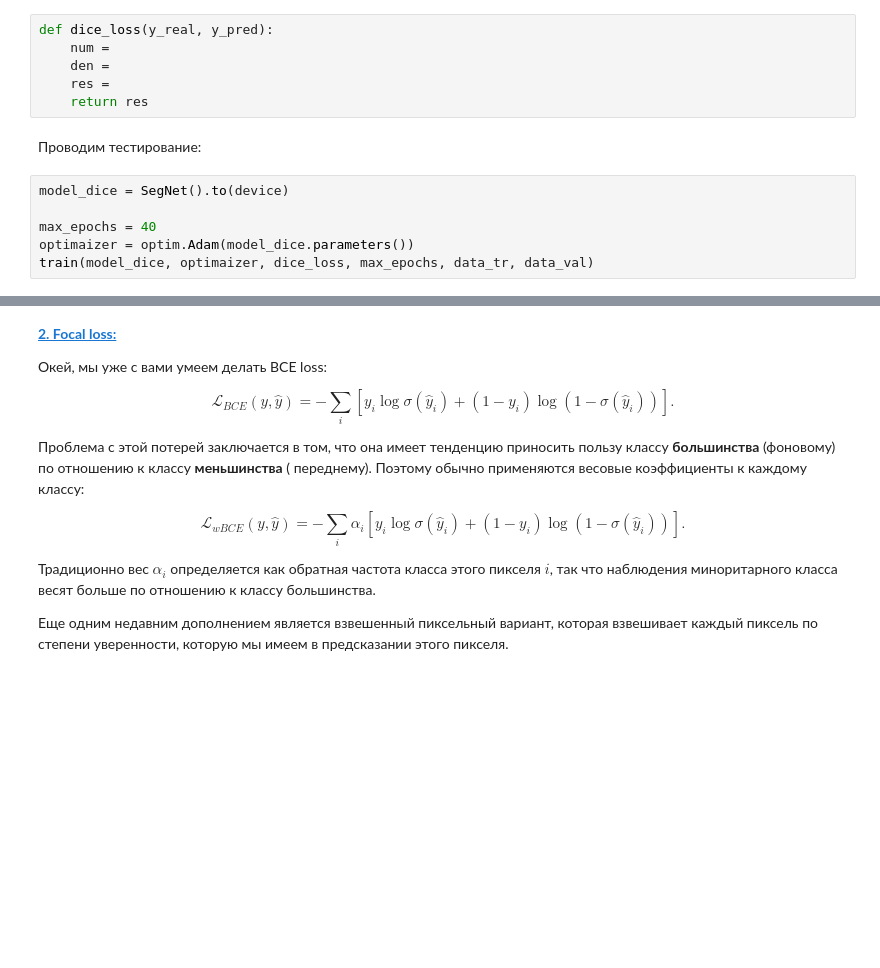
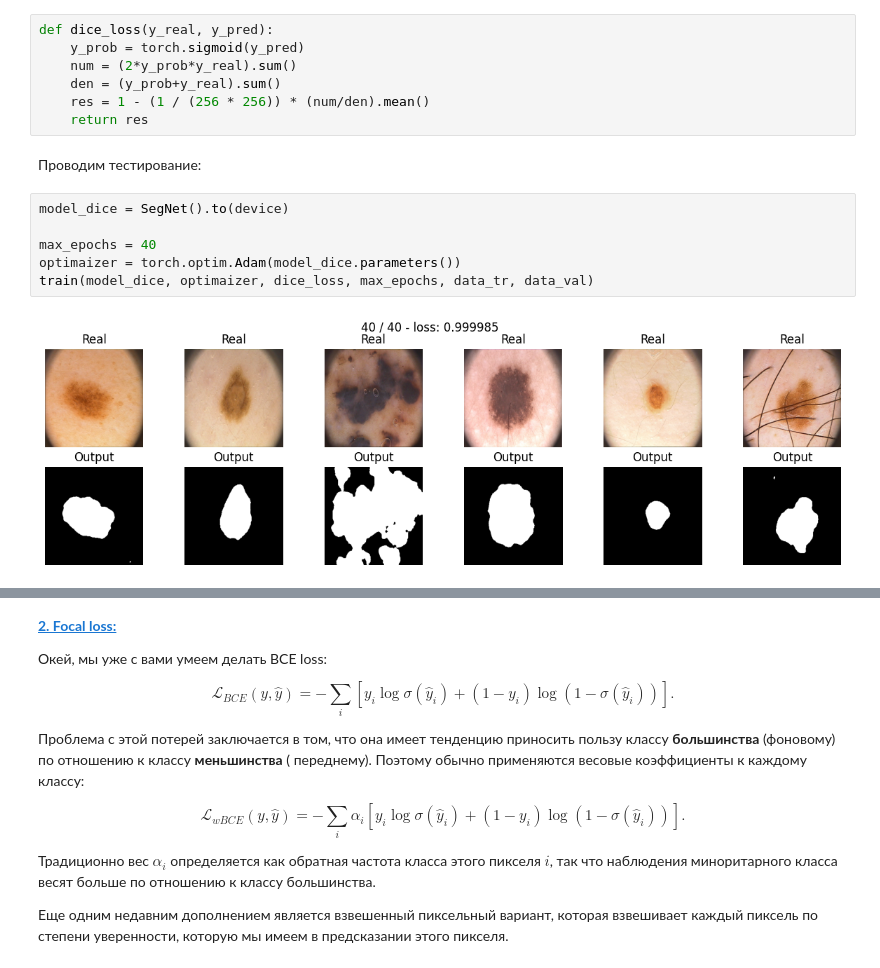
Before and after one commit to Nikc-mk/Deep_Learning_1, a Jupyter notebook: notebooks/[hw]semantic_segmentation.ipynb, the cells around one changed output, grey strips where cells are left out. Saved outputs shown, nothing was run; the diff lists cells and outputs as text; blank space fills up the shorter version.

Commit message:
сделать модель SegNet и проверить ее с функциями потерь bce_loss, dice_loss, focal_loss

```diff
--- a/notebooks/[hw]semantic_segmentation.ipynb
+++ b/notebooks/[hw]semantic_segmentation.ipynb
@@ -373,19 +398,22 @@ $$D(X,Y)=\frac{2|X\cap Y|}{|X|+|Y|}$$
 $$\mathcal L_D(X,Y) = 1-\frac{1}{256 \times 256} \times \frac{\sum_i2X_iY_i}{\sum_iX_i+Y_i}.$$
 
 Не забудьте подумать о численной нестабильности, возникающей в математической формуле.
-# %%
-def dice_loss(y_real, y_pred):
-    num =
-    den =
-    res =
-    return res
+# %%
+def dice_loss(y_real, y_pred):
+    y_prob = torch.sigmoid(y_pred)
+    num = (2*y_prob*y_real).sum()
+    den = (y_prob+y_real).sum()
+    res = 1 - (1 / (256 * 256)) * (num/den).mean()
+    return res
 # %% [markdown]
 Проводим тестирование:
 # %%
 model_dice = SegNet().to(device)
 
 max_epochs = 40
-optimaizer = optim.Adam(model_dice.parameters())
+optimaizer = torch.optim.Adam(model_dice.parameters())
 train(model_dice, optimaizer, dice_loss, max_epochs, data_tr, data_val)
+# %% [output]
+[figure, added]
 # %%
 score_model(model_dice, iou_pytorch, data_val)
```
Also changed, not shown: parts of 18 cells of this notebook.
